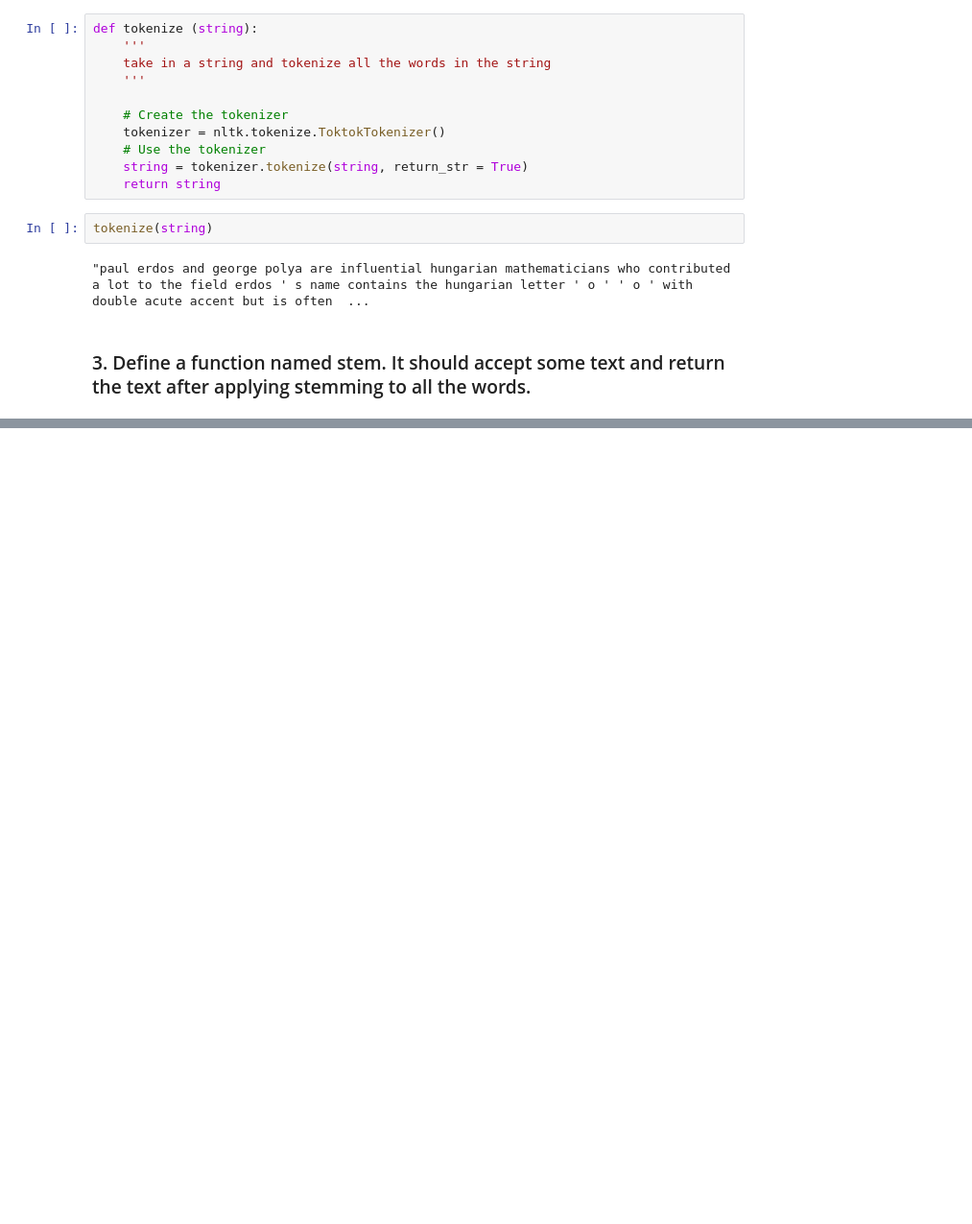
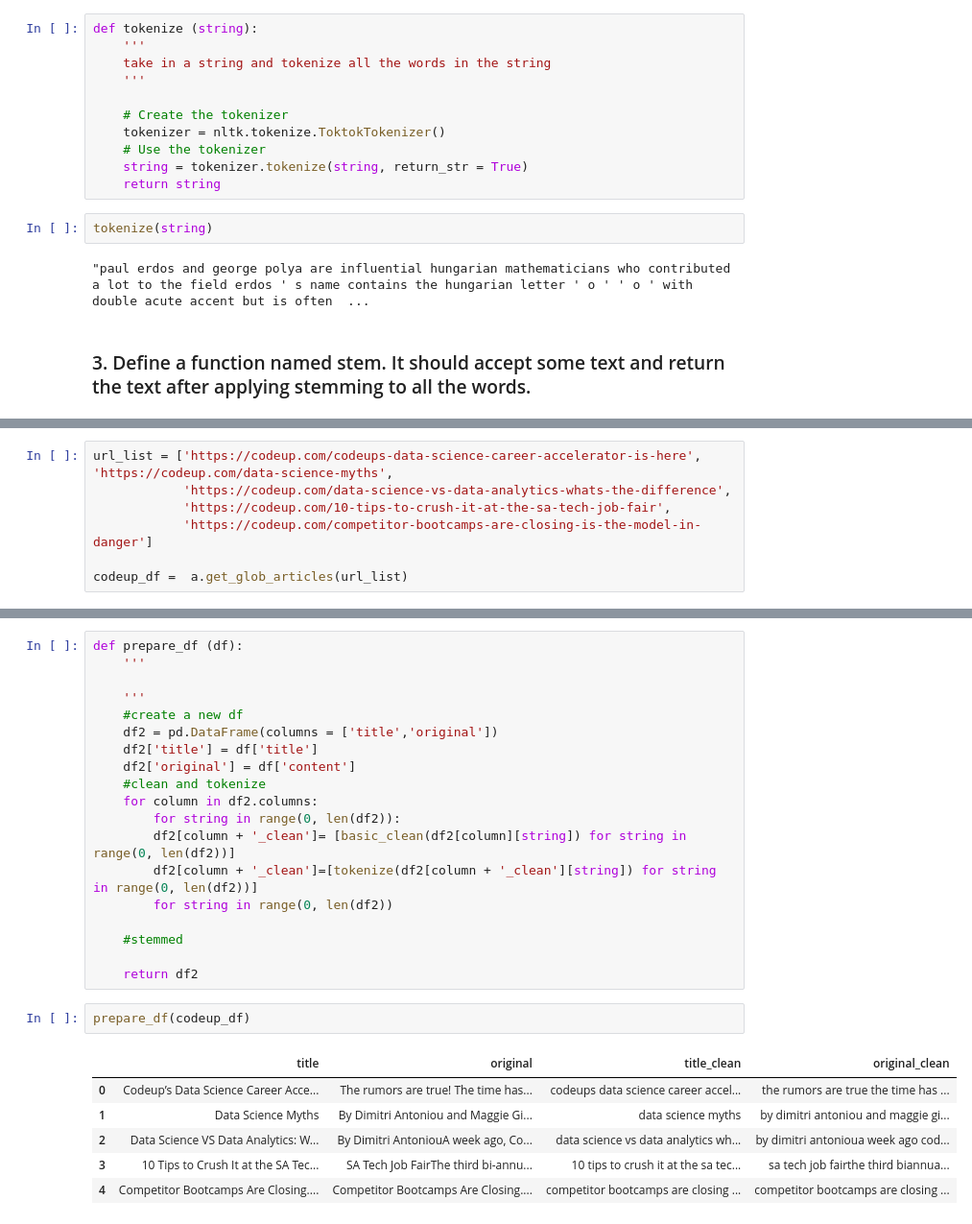
Before and after one commit to cindyvillanuevads/natural-language-processing-exercises, a Jupyter notebook: prepare.ipynb, the cells around one changed output, grey strips where cells are left out. Shown at 96% size. Cells and saved outputs as stored; diff of their text form; blank space fills up the shorter version.

```diff
--- a/prepare.ipynb
+++ b/prepare.ipynb
@@ -232,0 +392,7 @@ tokenize(string)
+# %%
+url_list = ['https://codeup.com/codeups-data-science-career-accelerator-is-here', 'https://codeup.com/data-science-myths',
+            'https://codeup.com/data-science-vs-data-analytics-whats-the-difference',
+            'https://codeup.com/10-tips-to-crush-it-at-the-sa-tech-job-fair',
+            'https://codeup.com/competitor-bootcamps-are-closing-is-the-model-in-danger']
+
+codeup_df =  a.get_glob_articles(url_list)
@@ -232,0 +427,28 @@ tokenize(string)
+# %%
+def prepare_df (df):
+    '''
+
+    '''
+    #create a new df
+    df2 = pd.DataFrame(columns = ['title','original'])
+    df2['title'] = df['title']
+    df2['original'] = df['content']
+    #clean and tokenize
+    for column in df2.columns:
+        for string in range(0, len(df2)):
+        df2[column + '_clean']= [basic_clean(df2[column][string]) for string in range(0, len(df2))]
+        df2[column + '_clean']=[tokenize(df2[column + '_clean'][string]) for string in range(0, len(df2))]
+        for string in range(0, len(df2))
+
+    #stemmed
+
+    return df2
+# %%
+prepare_df(codeup_df)
+# %% [output]
+|  | title | original | title_clean | original_clean |
+| 0 | Codeup’s Data Science Career Acce... | The rumors are true! The time has... | codeups data science career accel... | the rumors are true the time has ... |
+| 1 | Data Science Myths | By Dimitri Antoniou and Maggie Gi... | data science myths | by dimitri antoniou and maggie gi... |
+| 2 | Data Science VS Data Analytics: W... | By Dimitri AntoniouA week ago, Co... | data science vs data analytics wh... | by dimitri antonioua week ago cod... |
+| 3 | 10 Tips to Crush It at the SA Tec... | SA Tech Job FairThe third bi-annu... | 10 tips to crush it at the sa tec... | sa tech job fairthe third biannua... |
+| 4 | Competitor Bootcamps Are Closing.... | Competitor Bootcamps Are Closing.... | competitor bootcamps are closing ... | competitor bootcamps are closing ... |
```
Also changed, not shown: parts of 26 cells of this notebook.
